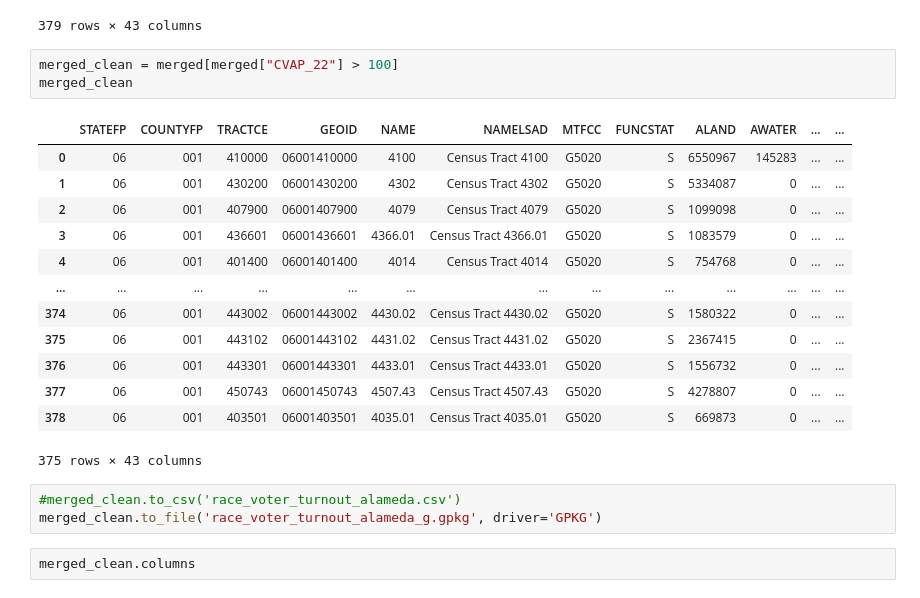
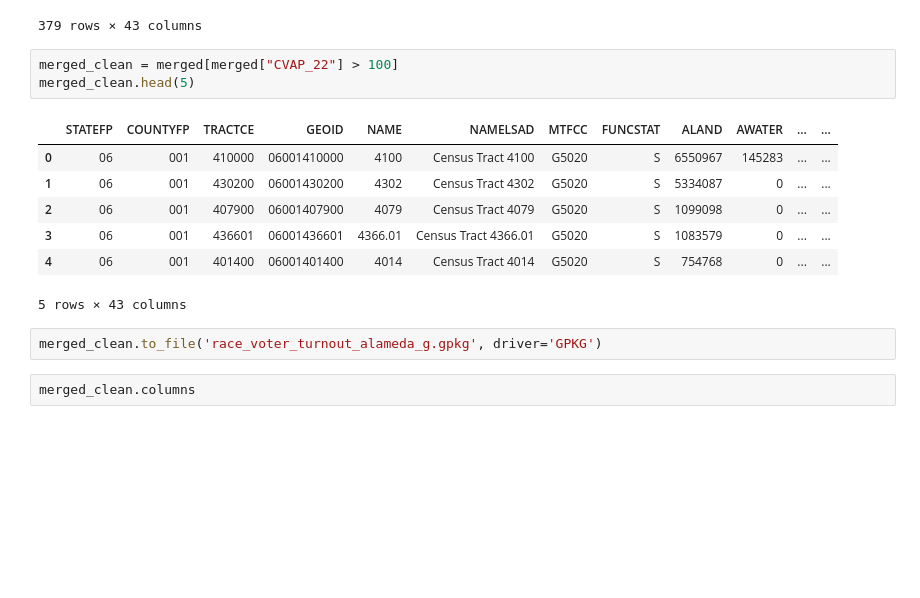
Before and after one commit to cameronfozi/djnf-merrill-training, a Jupyter notebook: djnf-data-work/preliminary_alameda.ipynb, the cells around one changed output. Drawn from its saved outputs; the diff is of its cells as text; blank space fills up the shorter version.

```diff
--- a/djnf-data-work/preliminary_alameda.ipynb
+++ b/djnf-data-work/preliminary_alameda.ipynb
@@ -333,23 +311,16 @@ merged
 379 rows × 43 columns
 # %%
 merged_clean = merged[merged["CVAP_22"] > 100]
-merged_clean
+merged_clean.head(5)
 # %% [output]
 |  | STATEFP | COUNTYFP | TRACTCE | GEOID | NAME | NAMELSAD | MTFCC | FUNCSTAT | ALAND | AWATER | ... | ... |
 | 0 | 06 | 001 | 410000 | 06001410000 | 4100 | Census Tract 4100 | G5020 | S | 6550967 | 145283 | ... | ... |
 | 1 | 06 | 001 | 430200 | 06001430200 | 4302 | Census Tract 4302 | G5020 | S | 5334087 | 0 | ... | ... |
 | 2 | 06 | 001 | 407900 | 06001407900 | 4079 | Census Tract 4079 | G5020 | S | 1099098 | 0 | ... | ... |
 | 3 | 06 | 001 | 436601 | 06001436601 | 4366.01 | Census Tract 4366.01 | G5020 | S | 1083579 | 0 | ... | ... |
 | 4 | 06 | 001 | 401400 | 06001401400 | 4014 | Census Tract 4014 | G5020 | S | 754768 | 0 | ... | ... |
-| ... | ... | ... | ... | ... | ... | ... | ... | ... | ... | ... | ... | ... |
-| 374 | 06 | 001 | 443002 | 06001443002 | 4430.02 | Census Tract 4430.02 | G5020 | S | 1580322 | 0 | ... | ... |
-| 375 | 06 | 001 | 443102 | 06001443102 | 4431.02 | Census Tract 4431.02 | G5020 | S | 2367415 | 0 | ... | ... |
-| 376 | 06 | 001 | 443301 | 06001443301 | 4433.01 | Census Tract 4433.01 | G5020 | S | 1556732 | 0 | ... | ... |
-| 377 | 06 | 001 | 450743 | 06001450743 | 4507.43 | Census Tract 4507.43 | G5020 | S | 4278807 | 0 | ... | ... |
-| 378 | 06 | 001 | 403501 | 06001403501 | 4035.01 | Census Tract 4035.01 | G5020 | S | 669873 | 0 | ... | ... |
-375 rows × 43 columns
+5 rows × 43 columns
 # %%
-#merged_clean.to_csv('race_voter_turnout_alameda.csv')
 merged_clean.to_file('race_voter_turnout_alameda_g.gpkg', driver='GPKG')
 # %%
 merged_clean.columns
```
Also changed, not shown: parts of 5 cells of this notebook, 4 other files.
